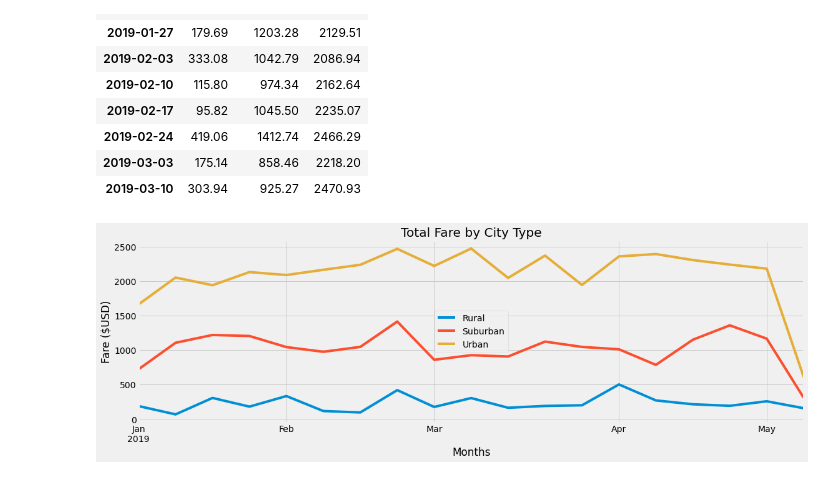
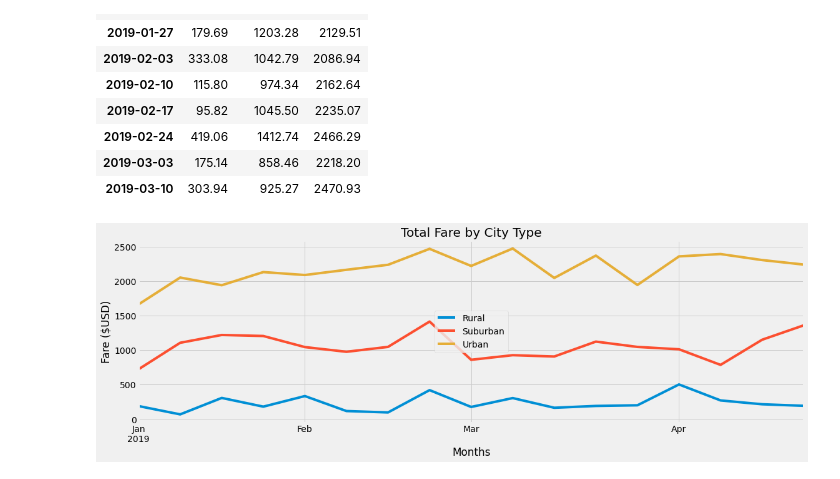
Before and after one commit to Swatimakol/PyBer_Analysis, a Jupyter notebook: PyBer_Challenge.ipynb, the cells around one changed output. Saved outputs shown, nothing was run; the diff lists cells and outputs as text; code cells hidden in the pictures.

```diff
--- a/PyBer_Challenge.ipynb
+++ b/PyBer_Challenge.ipynb
@@ -199,6 +204,6 @@ Jan_april_df = new_df_pivot.loc['2019-01-01':'2019-04-29']
 # %%
 # 6. Set the "date" index to datetime datatype. This is necessary to use the resample() method in Step 8.
 # df.index = pd.to_datetime(df.index)
-new_df_pivot.index = pd.to_datetime(new_df_pivot.index)
+Jan_april_df.index = pd.to_datetime(Jan_april_df.index)
 # %%
 # 7. Check that the datatype for the index is datetime using df.info()
@@ -217,7 +222,7 @@ memory usage: 74.2 KB
 # %%
 # 8. Create a new DataFrame using the "resample()" function by week 'W' and get the sum of the fares for each week.
-new_df_pivot = new_df_pivot.resample('W').sum()
-new_df_pivot.head(10)
+Jan_april_df = Jan_april_df.resample('W').sum()
+Jan_april_df.head(10)
 # %% [output]
 | type | Rural | Suburban | Urban |
 | date |  |  |  |
@@ -234,25 +239,25 @@ new_df_pivot.head(10)
 # %%
 # 8. Using the object-oriented interface method, plot the resample DataFrame using the df.plot() function.
 
 # Import the style from Matplotlib.
 from matplotlib import style
 # Use the graph style fivethirtyeight.
 style.use('fivethirtyeight')
 
 #Object Oriented
 
 fig, ax = plt.subplots(figsize=(17,5))
-new_df_pivot.plot(ax = ax)
+Jan_april_df.plot(ax = ax)
 
 # Set labels for Title, y-axis, x-axis
 
 ax.set_title('Total Fare by City Type')
 ax.set_ylabel('Fare ($USD)')
 ax.set_xlabel('Months')
 ax.legend(loc = 'center')
 
 #Save the png
 plt.savefig("analysis/Challenge_fig.png")
 plt.show()
 # %% [output]
-[figure, old version]
+[figure, new version]
```
Also changed, not shown: parts of 2 cells of this notebook.
